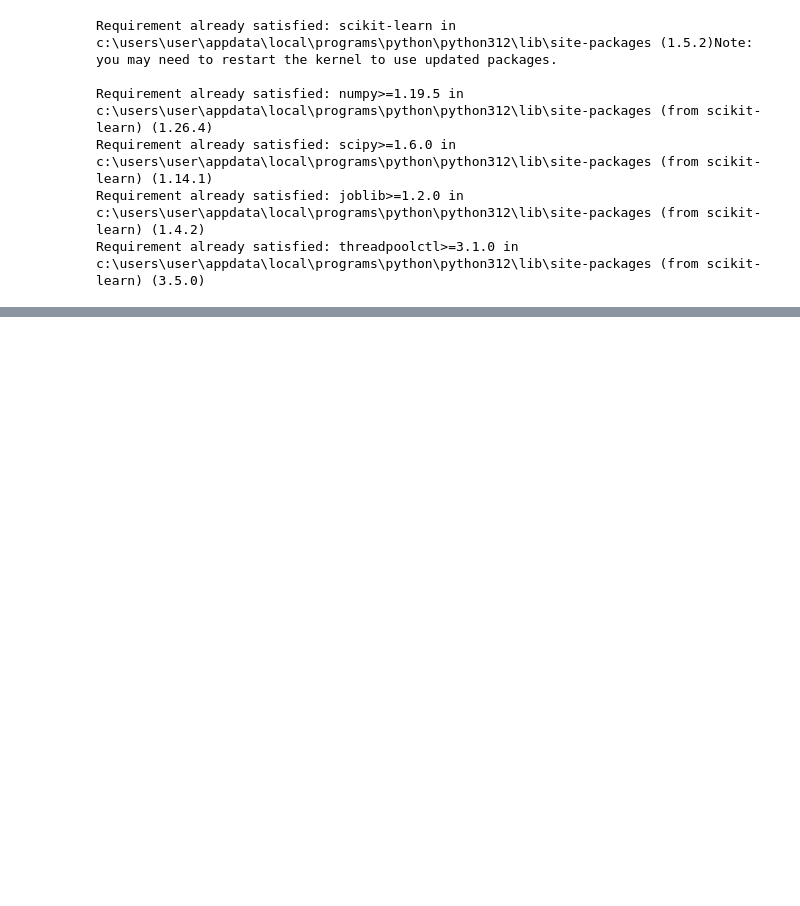
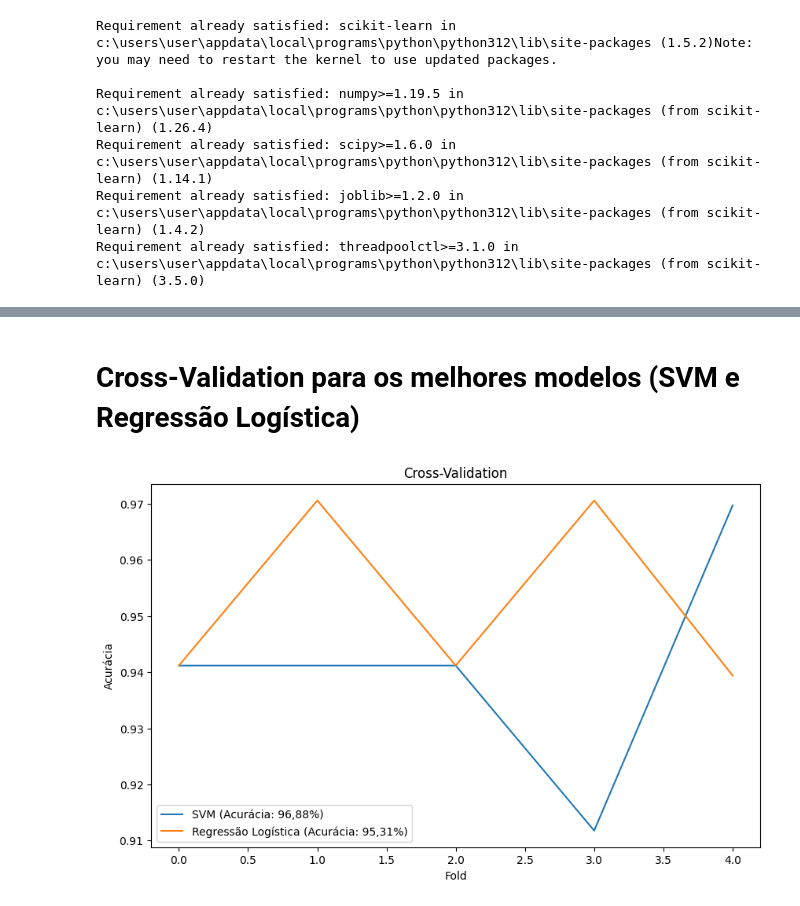
Before and after one commit to brunocorisco86/fase4_cap3_scikit_learn, a Jupyter notebook: src/analise_exp.ipynb, the cells around one changed output, grey strips where cells are left out. Saved outputs shown, nothing was run; the diff lists cells and outputs as text; code cells hidden in the pictures; blank space fills up the shorter version.

```diff
--- a/src/analise_exp.ipynb
+++ b/src/analise_exp.ipynb
@@ -22,0 +140,2 @@ HTTPError: HTTP Error 404: Not Found
+# %%
+df = df.fillna(df.median())  # Preenche com a média
@@ -22,0 +260,7 @@ HTTPError: HTTP Error 404: Not Found
+# %%
+from sklearn.model_selection import train_test_split
+
+X = df.drop(7, axis=1)  # características
+y = df[7]  # classe alvo
+
+X_treinamento, X_teste, y_treinamento, y_teste = train_test_split(X, y, test_size=0.3, random_state=42)
@@ -22,0 +668,2 @@ HTTPError: HTTP Error 404: Not Found
+# %% [markdown]
+# Cross-Validation para os melhores modelos (SVM e Regressão Logística)
@@ -22,0 +675,17 @@ HTTPError: HTTP Error 404: Not Found
+# %%
+melhor_svm = SVC(C=100, kernel='linear')
+melhor_lr = LogisticRegression(C=100, max_iter=1000, penalty='l2')
+# %%
+scores_svm = cross_val_score(melhor_svm, X_treinamento, y_treinamento, cv=5, scoring='accuracy')
+scores_lr = cross_val_score(melhor_lr, X_treinamento, y_treinamento, cv=5, scoring='accuracy')
+# %%
+plt.figure(figsize=(10, 6))
+plt.plot(scores_svm, label='SVM (Acurácia: 96,88%)')
+plt.plot(scores_lr, label='Regressão Logística (Acurácia: 95,31%)')
+plt.xlabel('Fold')
+plt.ylabel('Acurácia')
+plt.title('Cross-Validation')
+plt.legend()
+plt.show()
+# %% [output]
+[figure, added]
```
Also changed, not shown: parts of 44 cells of this notebook.
